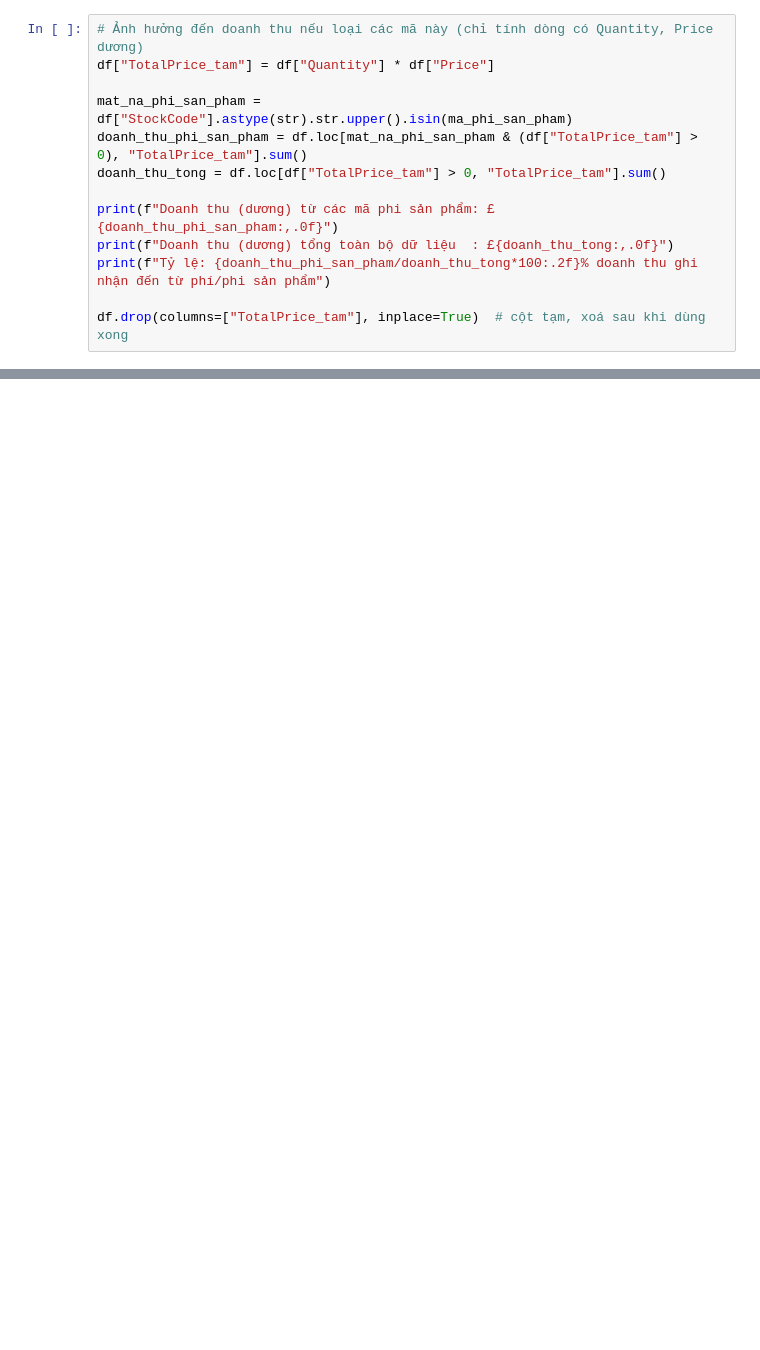
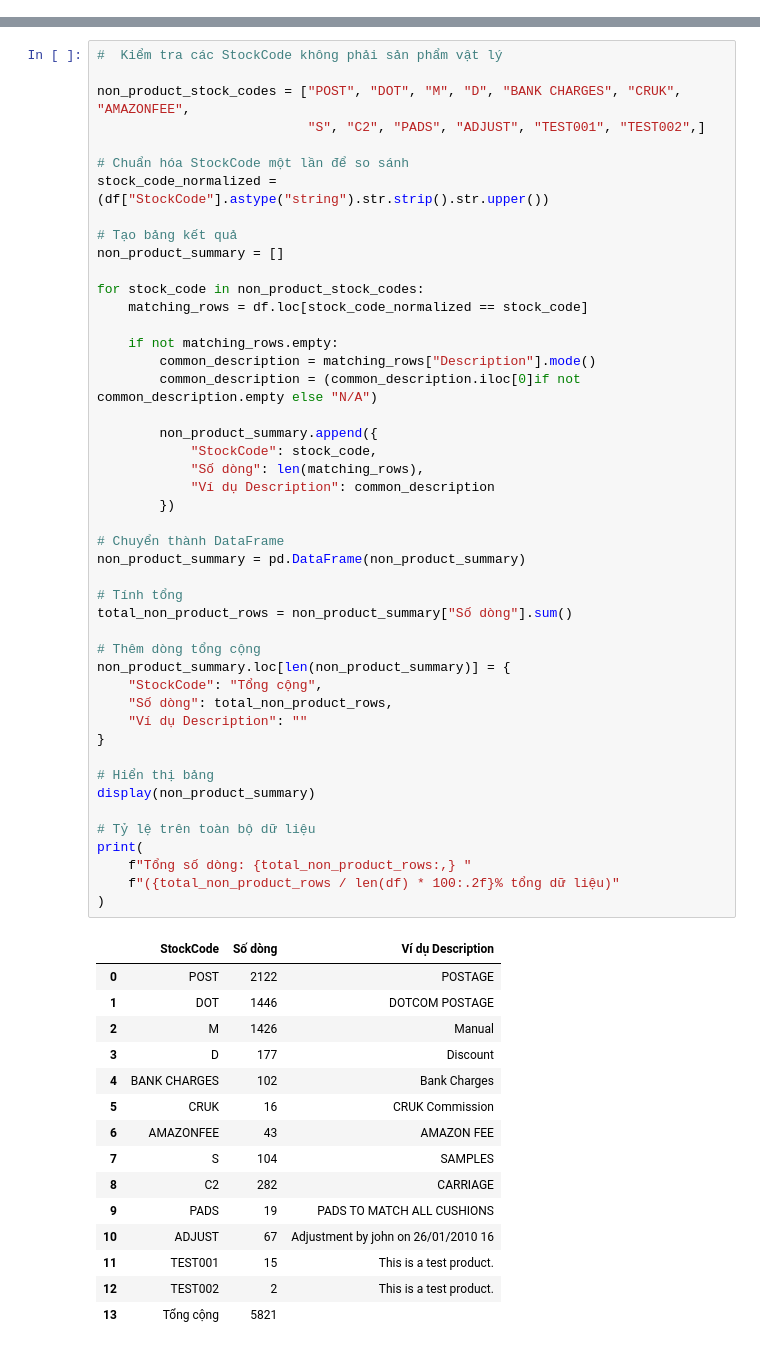
Before and after one commit to LilithLitcht/Customer-Analytics-for-E-Commerce, a Jupyter notebook: Notebooks/01_Data_Understanding.ipynb, the cells around one changed output, grey strips where cells are left out. Saved outputs shown, nothing was run; the diff lists cells and outputs as text; blank space fills up the shorter version.

```diff
--- a/Notebooks/01_Data_Understanding.ipynb
+++ b/Notebooks/01_Data_Understanding.ipynb
@@ -402,13 +519,0 @@ TỔNG CỘNG             5,821  (0.55% tổng dữ liệu)
-# %%
-# Ảnh hưởng đến doanh thu nếu loại các mã này (chỉ tính dòng có Quantity, Price dương)
-df["TotalPrice_tam"] = df["Quantity"] * df["Price"]
-
-mat_na_phi_san_pham = df["StockCode"].astype(str).str.upper().isin(ma_phi_san_pham)
-doanh_thu_phi_san_pham = df.loc[mat_na_phi_san_pham & (df["TotalPrice_tam"] > 0), "TotalPrice_tam"].sum()
-doanh_thu_tong = df.loc[df["TotalPrice_tam"] > 0, "TotalPrice_tam"].sum()
-
-print(f"Doanh thu (dương) từ các mã phi sản phẩm: £{doanh_thu_phi_san_pham:,.0f}")
-print(f"Doanh thu (dương) tổng toàn bộ dữ liệu  : £{doanh_thu_tong:,.0f}")
-print(f"Tỷ lệ: {doanh_thu_phi_san_pham/doanh_thu_tong*100:.2f}% doanh thu ghi nhận đến từ phí/phi sản phẩm")
-
-df.drop(columns=["TotalPrice_tam"], inplace=True)  # cột tạm, xoá sau khi dùng xong
@@ -418,0 +520,62 @@ Tỷ lệ: 4.05% doanh thu ghi nhận đến từ phí/phi sản phẩm
+# %%
+#  Kiểm tra các StockCode không phải sản phẩm vật lý
+
+non_product_stock_codes = ["POST", "DOT", "M", "D", "BANK CHARGES", "CRUK", "AMAZONFEE",
+                           "S", "C2", "PADS", "ADJUST", "TEST001", "TEST002",]
+
+# Chuẩn hóa StockCode một lần để so sánh
+stock_code_normalized = (df["StockCode"].astype("string").str.strip().str.upper())
+
+# Tạo bảng kết quả
+non_product_summary = []
+
+for stock_code in non_product_stock_codes:
+    matching_rows = df.loc[stock_code_normalized == stock_code]
+
+    if not matching_rows.empty:
+        common_description = matching_rows["Description"].mode()
+        common_description = (common_description.iloc[0]if not common_description.empty else "N/A")
+
+        non_product_summary.append({
+            "StockCode": stock_code,
+            "Số dòng": len(matching_rows),
+            "Ví dụ Description": common_description
+        })
+
+# Chuyển thành DataFrame
+non_product_summary = pd.DataFrame(non_product_summary)
+
+# Tính tổng
+total_non_product_rows = non_product_summary["Số dòng"].sum()
+
+# Thêm dòng tổng cộng
+non_product_summary.loc[len(non_product_summary)] = {
+    "StockCode": "Tổng cộng",
+    "Số dòng": total_non_product_rows,
+    "Ví dụ Description": ""
+}
+
+# Hiển thị bảng
+display(non_product_summary)
+
+# Tỷ lệ trên toàn bộ dữ liệu
+print(
+    f"Tổng số dòng: {total_non_product_rows:,} "
+    f"({total_non_product_rows / len(df) * 100:.2f}% tổng dữ liệu)"
+)
+# %% [output]
+|  | StockCode | Số dòng | Ví dụ Description |
+| 0 | POST | 2122 | POSTAGE |
+| 1 | DOT | 1446 | DOTCOM POSTAGE |
+| 2 | M | 1426 | Manual |
+| 3 | D | 177 | Discount |
+| 4 | BANK CHARGES | 102 | Bank Charges |
+| 5 | CRUK | 16 | CRUK Commission |
+| 6 | AMAZONFEE | 43 | AMAZON FEE |
+| 7 | S | 104 | SAMPLES |
+| 8 | C2 | 282 | CARRIAGE |
+| 9 | PADS | 19 | PADS TO MATCH ALL CUSHIONS |
+| 10 | ADJUST | 67 | Adjustment by john on 26/01/2010 16 |
+| 11 | TEST001 | 15 | This is a test product. |
+| 12 | TEST002 | 2 | This is a test product. |
+| 13 | Tổng cộng | 5821 |  |
```
Also changed, not shown: parts of 61 cells of this notebook, 35 other files.
